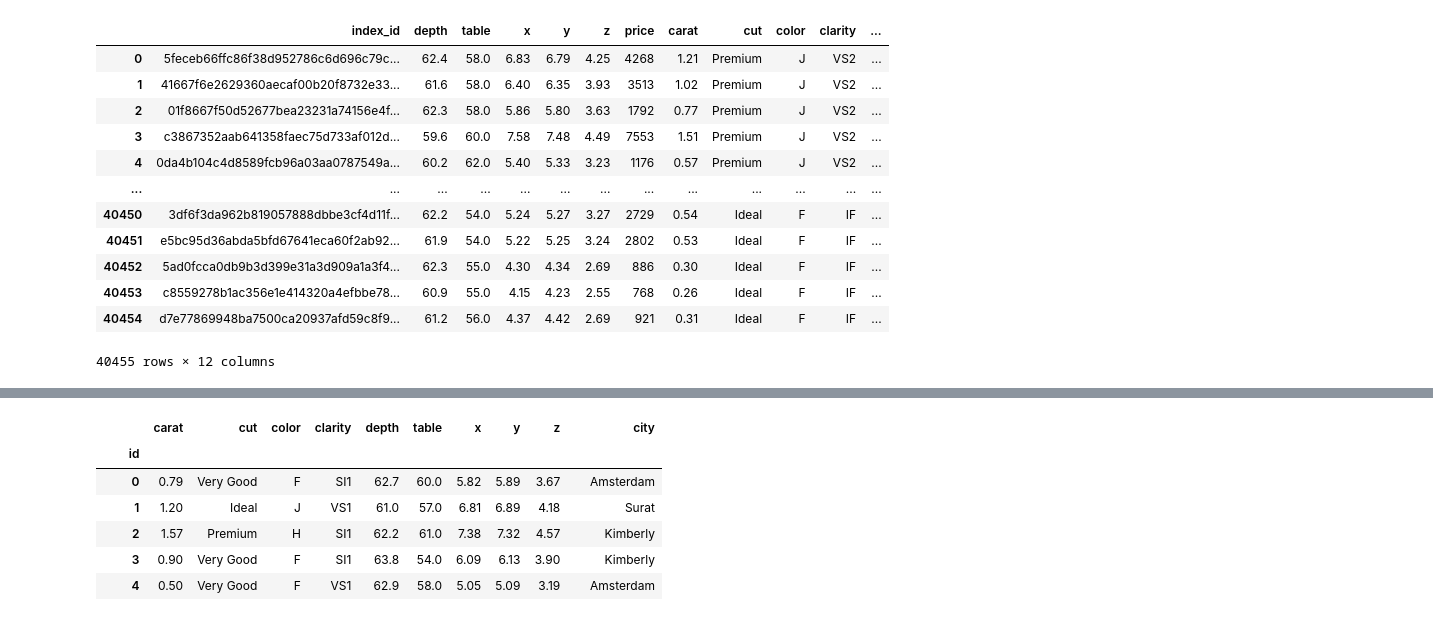
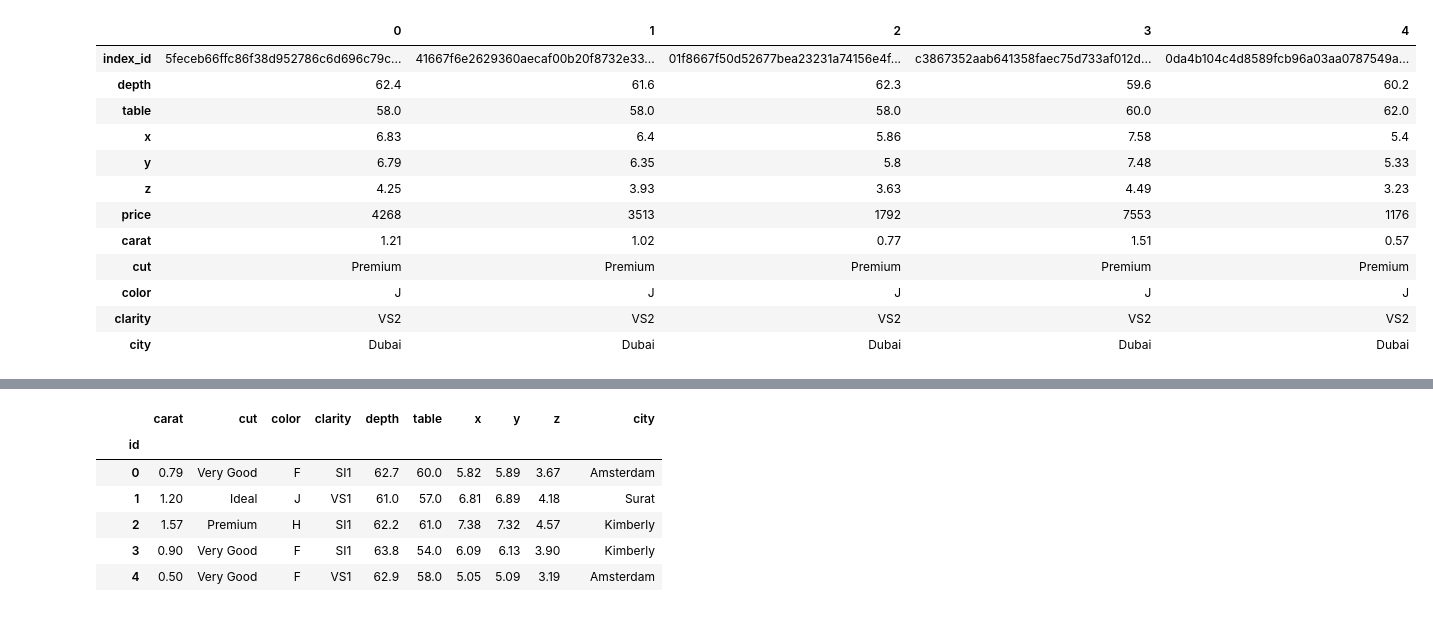
Before and after one commit to ivanrepi/predict_diamond_prices_project_m3, a Jupyter notebook: notebooks/main_scaled copy.ipynb, the cells around one changed output, grey strips where cells are left out. Saved outputs shown, nothing was run; the diff lists cells and outputs as text; code cells hidden in the pictures.

```diff
--- a/notebooks/main_scaled copy.ipynb
+++ b/notebooks/main_scaled copy.ipynb
@@ -23,19 +5,19 @@ from sklearn.metrics import mean_squared_error
 # %%
 df= pd.read_csv('../data/train/diamonds_train.csv', index_col=[0])
-df
+df.head().T
 # %% [output]
-|  | index_id | depth | table | x | y | z | price | carat | cut | color | clarity | ... |
-| 0 | 5feceb66ffc86f38d952786c6d696c79c... | 62.4 | 58.0 | 6.83 | 6.79 | 4.25 | 4268 | 1.21 | Premium | J | VS2 | ... |
-| 1 | 41667f6e2629360aecaf00b20f8732e33... | 61.6 | 58.0 | 6.40 | 6.35 | 3.93 | 3513 | 1.02 | Premium | J | VS2 | ... |
-| 2 | 01f8667f50d52677bea23231a74156e4f... | 62.3 | 58.0 | 5.86 | 5.80 | 3.63 | 1792 | 0.77 | Premium | J | VS2 | ... |
-| 3 | c3867352aab641358faec75d733af012d... | 59.6 | 60.0 | 7.58 | 7.48 | 4.49 | 7553 | 1.51 | Premium | J | VS2 | ... |
-| 4 | 0da4b104c4d8589fcb96a03aa0787549a... | 60.2 | 62.0 | 5.40 | 5.33 | 3.23 | 1176 | 0.57 | Premium | J | VS2 | ... |
-| ... | ... | ... | ... | ... | ... | ... | ... | ... | ... | ... | ... | ... |
-| 40450 | 3df6f3da962b819057888dbbe3cf4d11f... | 62.2 | 54.0 | 5.24 | 5.27 | 3.27 | 2729 | 0.54 | Ideal | F | IF | ... |
-| 40451 | e5bc95d36abda5bfd67641eca60f2ab92... | 61.9 | 54.0 | 5.22 | 5.25 | 3.24 | 2802 | 0.53 | Ideal | F | IF | ... |
-| 40452 | 5ad0fcca0db9b3d399e31a3d909a1a3f4... | 62.3 | 55.0 | 4.30 | 4.34 | 2.69 | 886 | 0.30 | Ideal | F | IF | ... |
-| 40453 | c8559278b1ac356e1e414320a4efbbe78... | 60.9 | 55.0 | 4.15 | 4.23 | 2.55 | 768 | 0.26 | Ideal | F | IF | ... |
-| 40454 | d7e77869948ba7500ca20937afd59c8f9... | 61.2 | 56.0 | 4.37 | 4.42 | 2.69 | 921 | 0.31 | Ideal | F | IF | ... |
+|  | 0 | 1 | 2 | 3 | 4 |
+| index_id | 5feceb66ffc86f38d952786c6d696c79c... | 41667f6e2629360aecaf00b20f8732e33... | 01f8667f50d52677bea23231a74156e4f... | c3867352aab641358faec75d733af012d... | 0da4b104c4d8589fcb96a03aa0787549a... |
+| depth | 62.4 | 61.6 | 62.3 | 59.6 | 60.2 |
+| table | 58.0 | 58.0 | 58.0 | 60.0 | 62.0 |
+| x | 6.83 | 6.4 | 5.86 | 7.58 | 5.4 |
+| y | 6.79 | 6.35 | 5.8 | 7.48 | 5.33 |
+| z | 4.25 | 3.93 | 3.63 | 4.49 | 3.23 |
+| price | 4268 | 3513 | 1792 | 7553 | 1176 |
+| carat | 1.21 | 1.02 | 0.77 | 1.51 | 0.57 |
+| cut | Premium | Premium | Premium | Premium | Premium |
+| color | J | J | J | J | J |
+| clarity | VS2 | VS2 | VS2 | VS2 | VS2 |
+| city | Dubai | Dubai | Dubai | Dubai | Dubai |
-40455 rows × 12 columns
 # %%
 df.drop(labels='index_id', axis=1, inplace= True)
```
Also changed, not shown: parts of 34 cells of this notebook, 1 other file.
